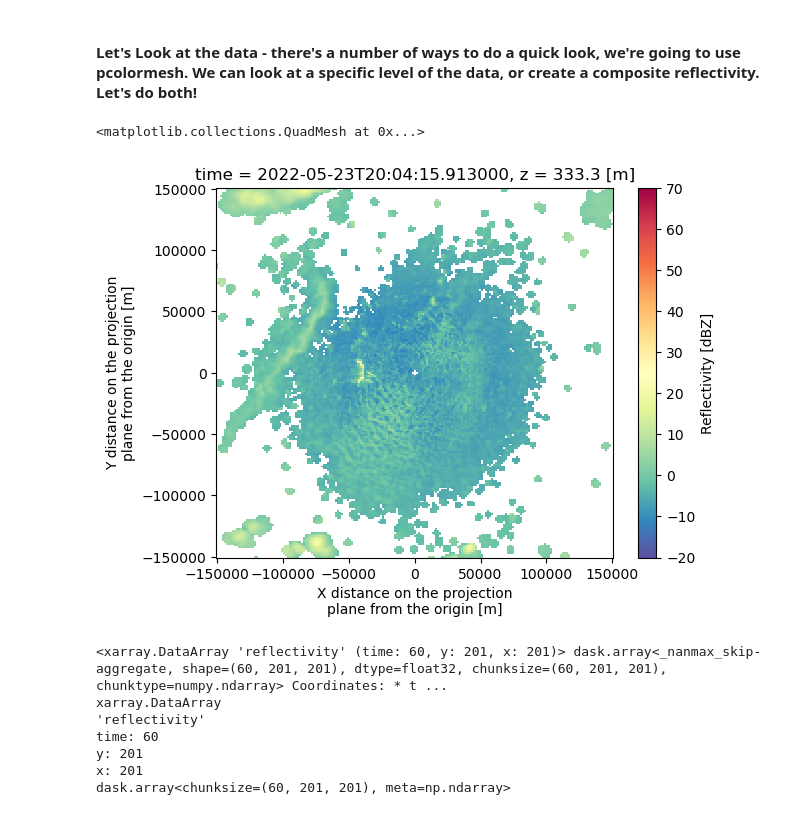
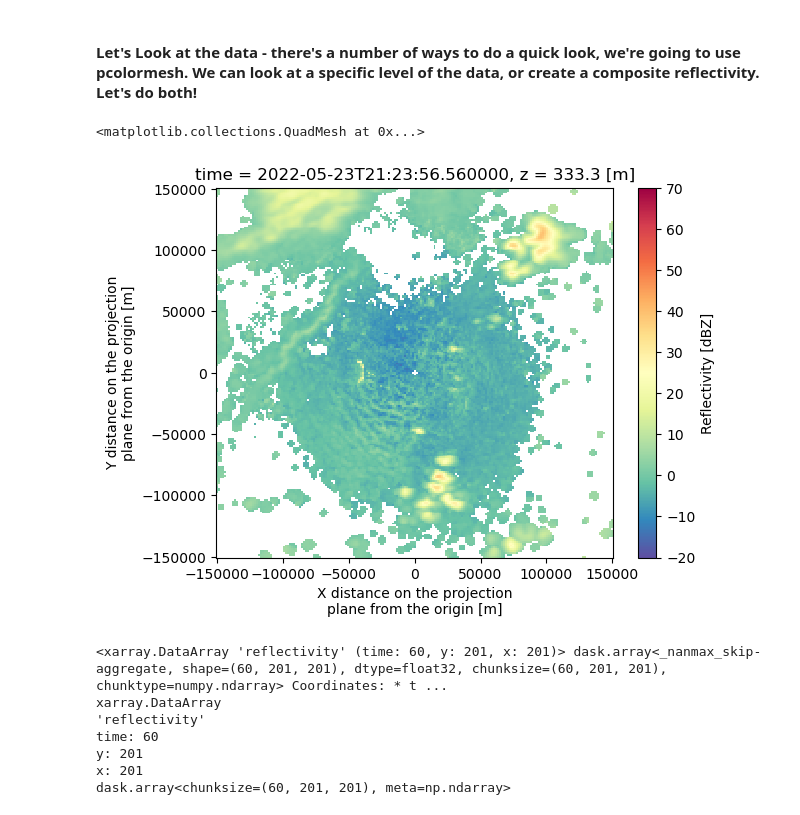
Before and after one commit to JuliaBuhrman/research2024, a Jupyter notebook: tobac_examples-Copy1.ipynb, the cells around one changed output. Cells and saved outputs as stored; diff of their text form; code cells hidden in the pictures.

```diff
--- a/tobac_examples-Copy1.ipynb
+++ b/tobac_examples-Copy1.ipynb
@@ -95,10 +85,10 @@ Data variables:
 #### Let's Look at the data - there's a number of ways to do a quick look, we're going to use pcolormesh. We can look at a specific level of the data, or create a composite reflectivity. Let's do both!
 # %%
 #Looking at a specific level and time of our data
-morton_data_xr.reflectivity.isel(time=0, z=5).plot(cmap='Spectral_r', vmin=-20, vmax=70)
+morton_data_xr.reflectivity.isel(time=10, z=5).plot(cmap='Spectral_r', vmin=-20, vmax=70)
 # %% [output]
 <matplotlib.collections.QuadMesh at 0x...>
-[figure, old version]
+[figure, new version]
 # %%
 #QUICK COMPOSITE REFLECTIVITY HERE:
 maxrefl = morton_data_xr['reflectivity'].max(dim='z')
```
Also changed, not shown: parts of 8 cells of this notebook, 3 other files.
